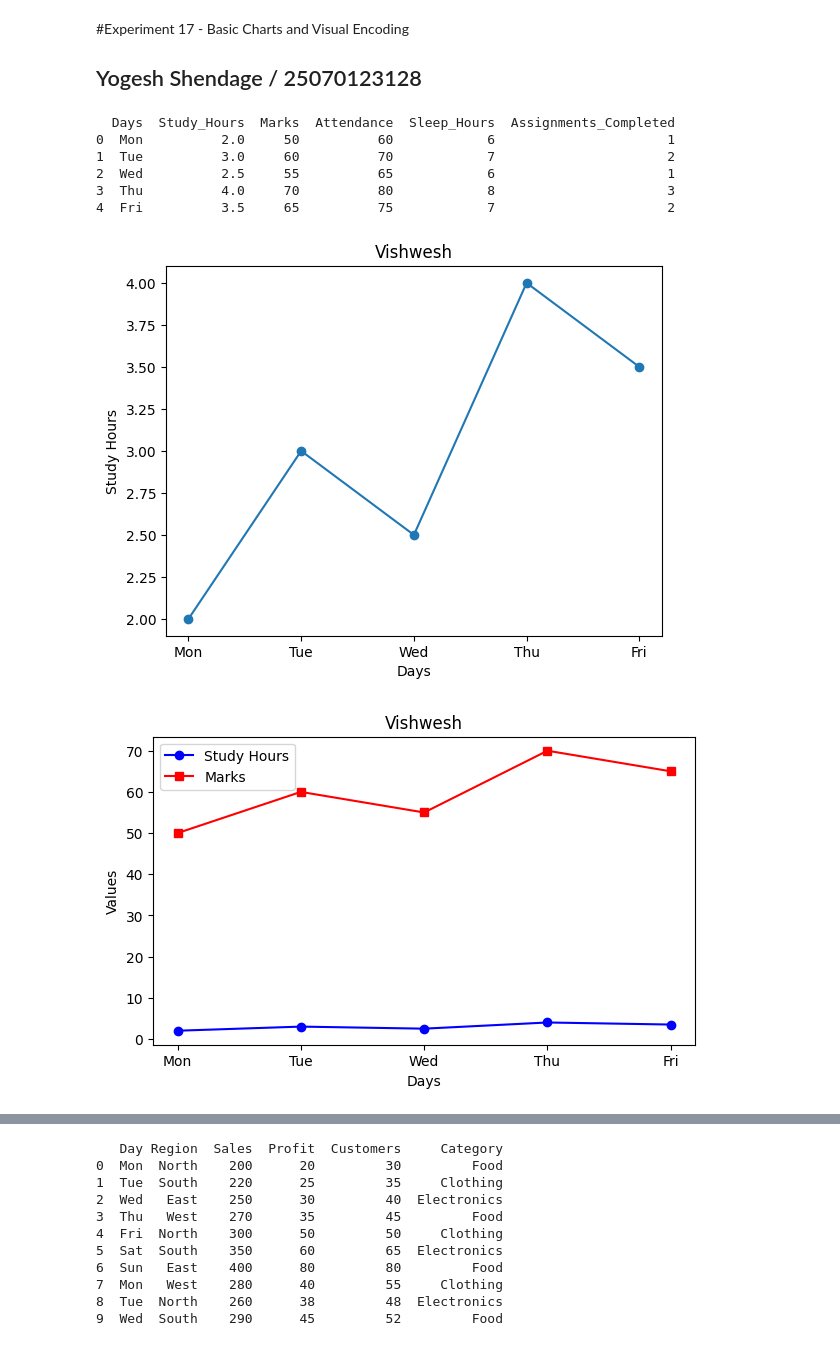
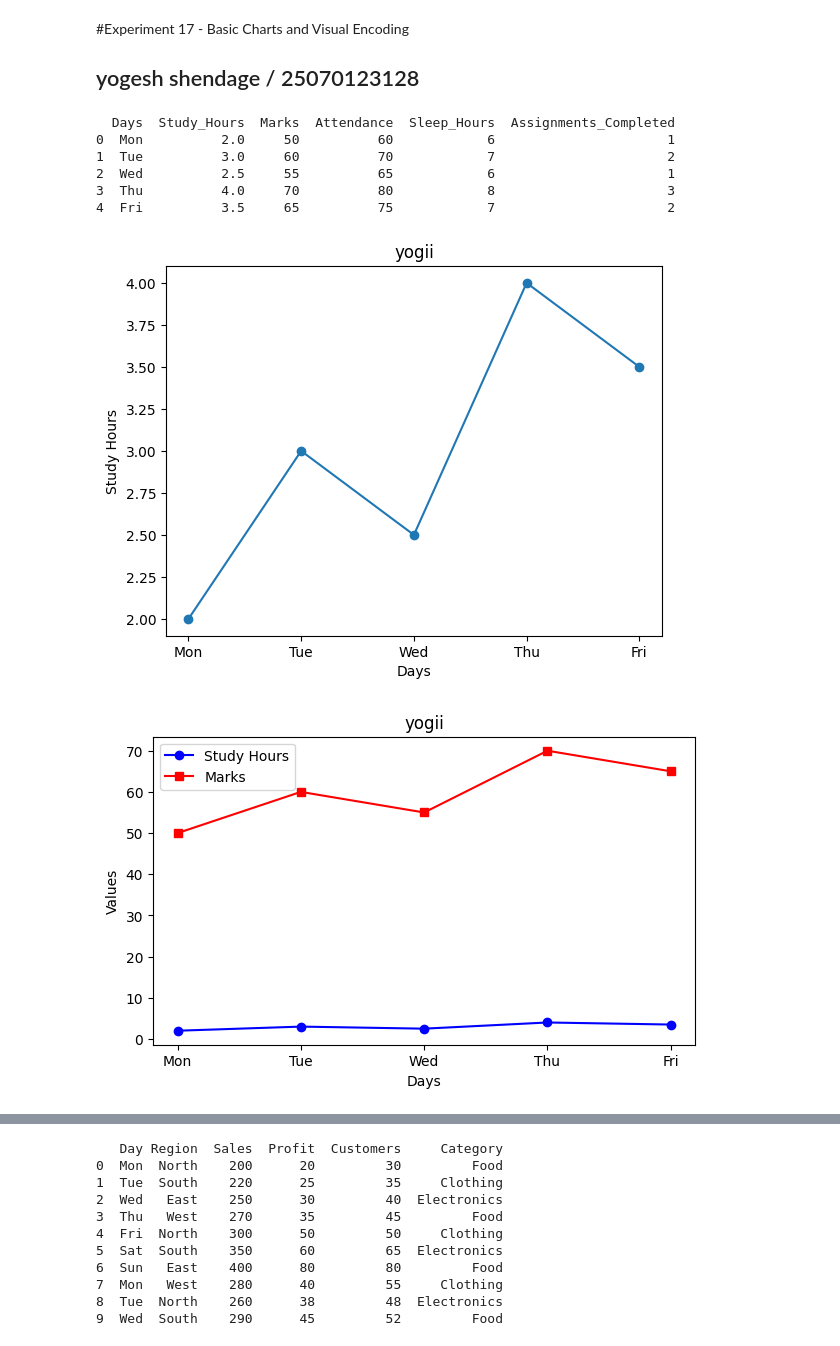
Before and after one commit to fhgqowfbeoufb/exp17, a Jupyter notebook: Experiment17_(1).ipynb, the cells around one changed output, grey strips where cells are left out. Cells and saved outputs as stored; diff of their text form; code cells hidden in the pictures.

```diff
--- a/Experiment17_(1).ipynb
+++ b/Experiment17_(1).ipynb
@@ -2,7 +2,7 @@
 <a href="https://colab.research.google.com/github/fhgqowfbeoufb/exp17/blob/main/Experiment17_(1).ipynb" target="_parent"><img src="https://colab.research.google.com/assets/colab-badge.svg" alt="Open In Colab"/></a>
 # %% [markdown]
 #Experiment 17 - Basic Charts and Visual Encoding
-## Yogesh Shendage / 25070123128
+## yogesh shendage / 25070123128
 # %%
 import matplotlib.pyplot as plt
 import seaborn as sns
@@ -27,25 +27,25 @@ print(df)
 4  Fri          3.5     65          75            7                      2
 # %%
 #1.Line Chart (trend)
-plt.plot(df['Days'], df['Study_Hours'], marker='o')
+plt.plot(df['Days'], df['Study_Hours'],marker='o')
 plt.xlabel('Days')
 plt.ylabel('Study Hours')
-plt.title('Vishwesh')
+plt.title('yogii')
 plt.show()
 # %% [output]
-[figure, old version]
+[figure, new version]
 # %%
 #Advanced Line Chart
 plt.figure(figsize=(7,4))
 plt.plot(df['Days'], df['Study_Hours'], marker='o', color='blue',label='Study Hours')
 plt.plot(df['Days'], df['Marks'], marker='s', color='red',label='Marks')
-plt.title('Vishwesh')
+plt.title('yogii')
 plt.xlabel('Days')
 plt.ylabel('Values')
 plt.legend()
 plt.show()
 # %% [output]
-[figure, old version]
+[figure, new version]
 # %%
 #2. Bar Chart (comparision)
 plt.bar(df['Days'], df['Marks'], color='skyblue')
```
Also changed, not shown: parts of 11 cells of this notebook.
